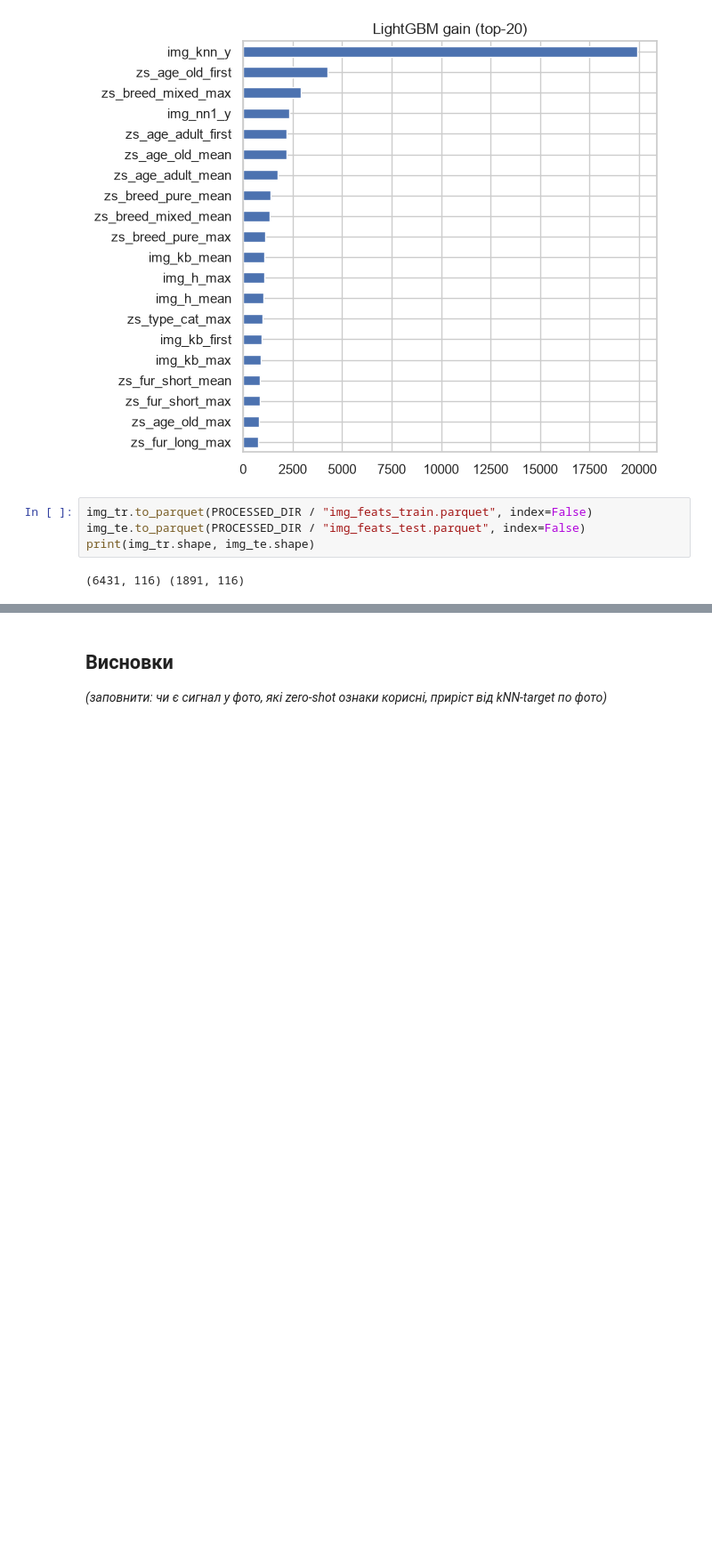
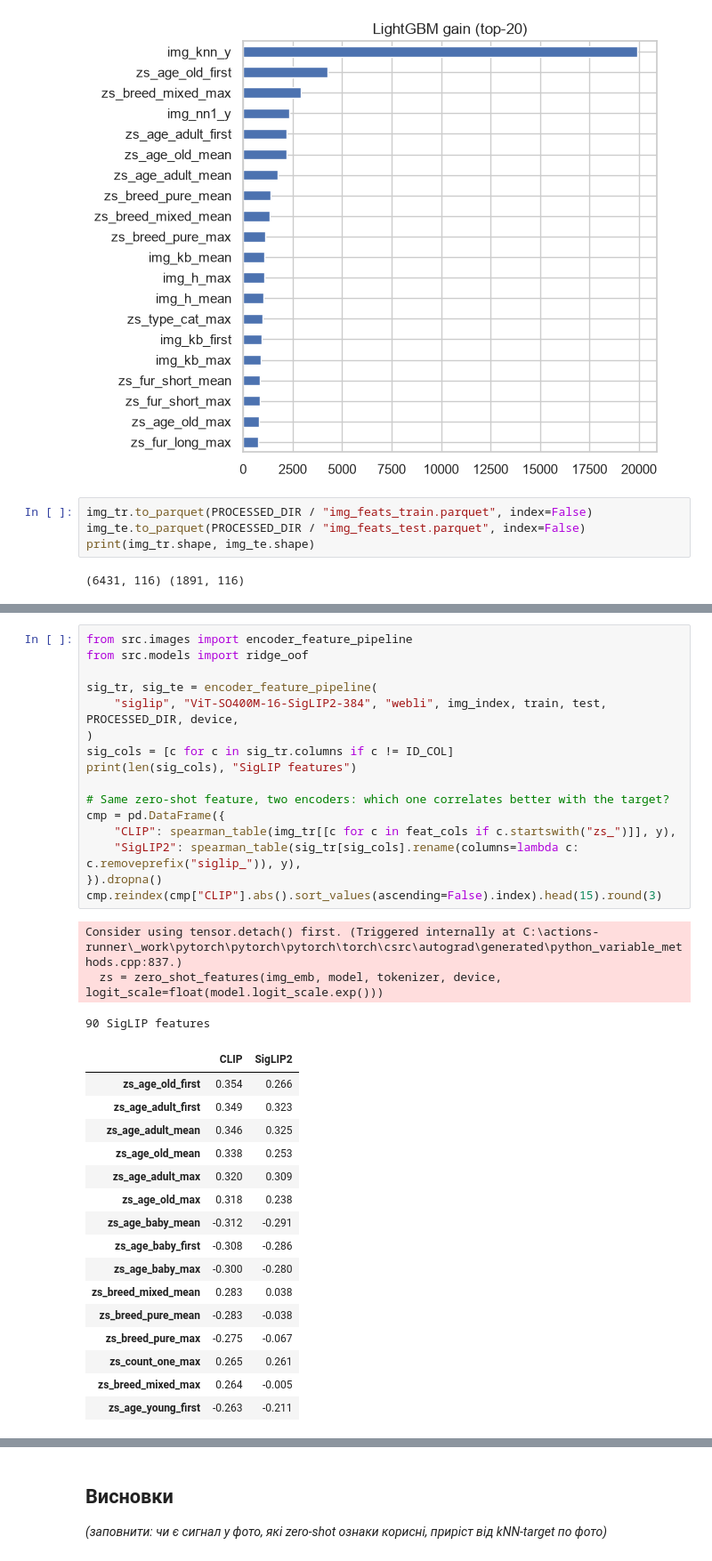
Before and after one commit to ayri77/neoversity-dl-cv-final, a Jupyter notebook: notebooks/03_image_features.ipynb, the cells around one changed output, grey strips where cells are left out. Shown at 89% size. Drawn from its saved outputs; the diff is of its cells as text; blank space fills up the shorter version.

```diff
--- a/notebooks/03_image_features.ipynb
+++ b/notebooks/03_image_features.ipynb
@@ -224,0 +235,36 @@ print(img_tr.shape, img_te.shape)
+# %%
+from src.images import encoder_feature_pipeline
+from src.models import ridge_oof
+
+sig_tr, sig_te = encoder_feature_pipeline(
+    "siglip", "ViT-SO400M-16-SigLIP2-384", "webli", img_index, train, test, PROCESSED_DIR, device,
+)
+sig_cols = [c for c in sig_tr.columns if c != ID_COL]
+print(len(sig_cols), "SigLIP features")
+
+# Same zero-shot feature, two encoders: which one correlates better with the target?
+cmp = pd.DataFrame({
+    "CLIP": spearman_table(img_tr[[c for c in feat_cols if c.startswith("zs_")]], y),
+    "SigLIP2": spearman_table(sig_tr[sig_cols].rename(columns=lambda c: c.removeprefix("siglip_")), y),
+}).dropna()
+cmp.reindex(cmp["CLIP"].abs().sort_values(ascending=False).index).head(15).round(3)
+# %% [output]
+Consider using tensor.detach() first. (Triggered internally at C:\actions-runner\_work\pytorch\pytorch\pytorch\torch\csrc\autograd\generated\python_variable_methods.cpp:837.)
+  zs = zero_shot_features(img_emb, model, tokenizer, device, logit_scale=float(model.logit_scale.exp()))
+90 SigLIP features
+|  | CLIP | SigLIP2 |
+| zs_age_old_first | 0.354 | 0.266 |
+| zs_age_adult_first | 0.349 | 0.323 |
+| zs_age_adult_mean | 0.346 | 0.325 |
+| zs_age_old_mean | 0.338 | 0.253 |
+| zs_age_adult_max | 0.320 | 0.309 |
+| zs_age_old_max | 0.318 | 0.238 |
+| zs_age_baby_mean | -0.312 | -0.291 |
+| zs_age_baby_first | -0.308 | -0.286 |
+| zs_age_baby_max | -0.300 | -0.280 |
+| zs_breed_mixed_mean | 0.283 | 0.038 |
+| zs_breed_pure_mean | -0.283 | -0.038 |
+| zs_breed_pure_max | -0.275 | -0.067 |
+| zs_count_one_max | 0.265 | 0.261 |
+| zs_breed_mixed_max | 0.264 | -0.005 |
+| zs_age_young_first | -0.263 | -0.211 |
```
Also changed, not shown: parts of 3 cells of this notebook, 2 other files.
